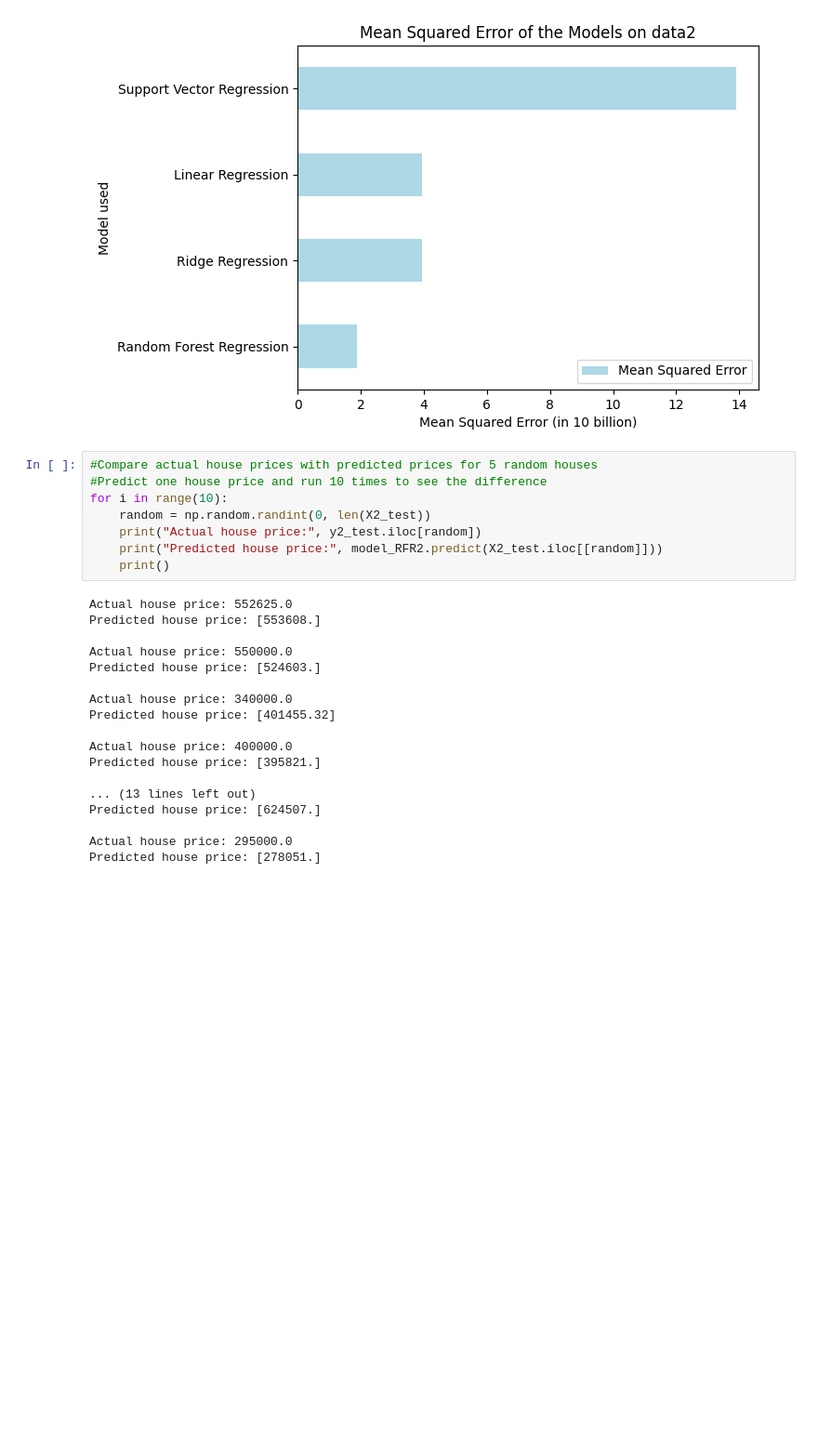
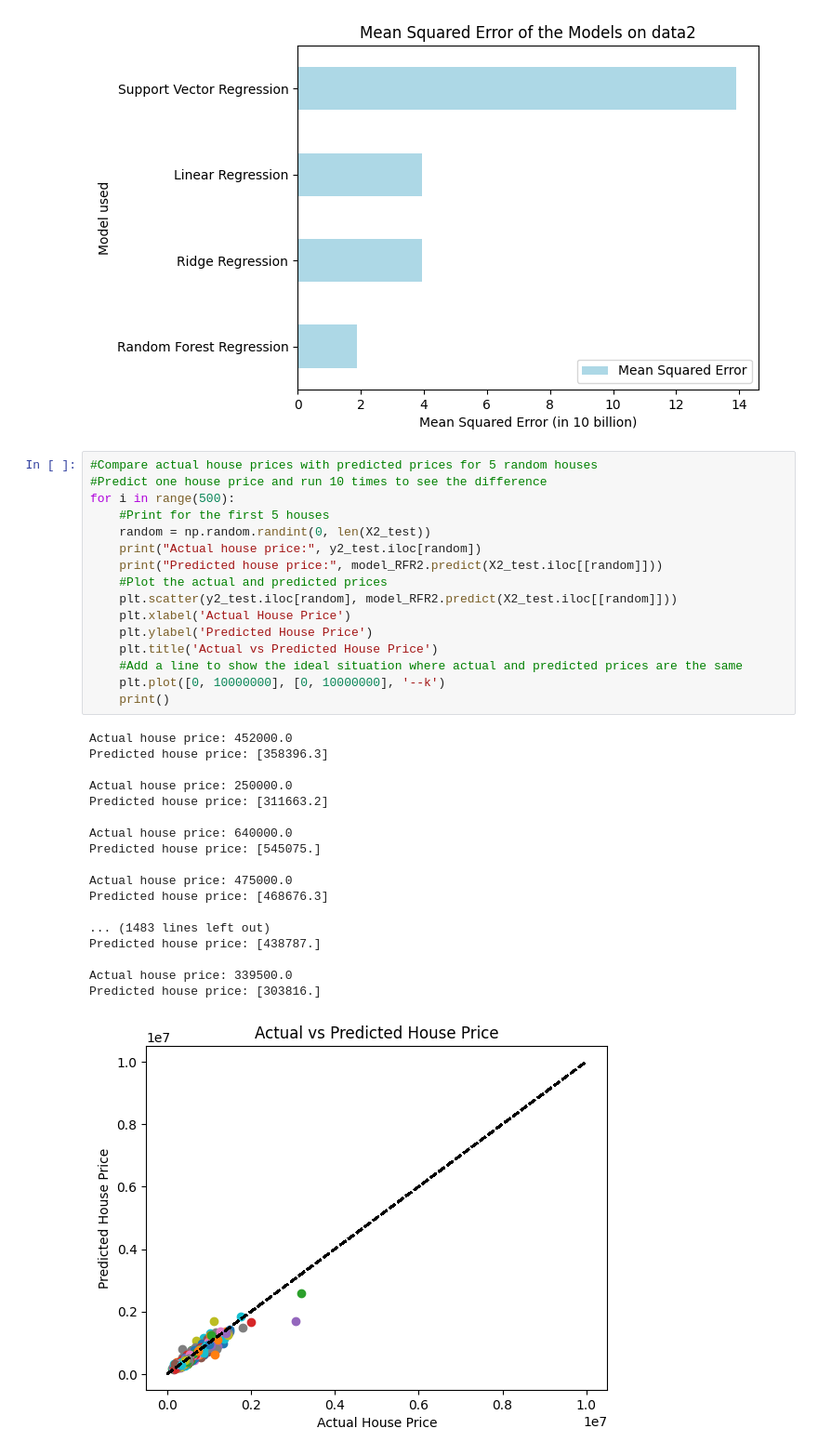
Before and after one commit to DavidRiemer02/ML_Project, a Jupyter notebook: Group project.ipynb, the cells around one changed output. Shown: that part at 93% size. Drawn from its saved outputs; the diff is of its cells as text; blank space fills up the shorter version.

Commit message:
Added plot

```diff
--- a/Group project.ipynb
+++ b/Group project.ipynb
@@ -378,26 +378,35 @@ Text(0.5, 0, 'Mean Squared Error (in 10 billion)')
 # %%
 #Compare actual house prices with predicted prices for 5 random houses
 #Predict one house price and run 10 times to see the difference
-for i in range(10):
+for i in range(500):
+    #Print for the first 5 houses
     random = np.random.randint(0, len(X2_test))
     print("Actual house price:", y2_test.iloc[random])
     print("Predicted house price:", model_RFR2.predict(X2_test.iloc[[random]]))
+    #Plot the actual and predicted prices
+    plt.scatter(y2_test.iloc[random], model_RFR2.predict(X2_test.iloc[[random]]))
+    plt.xlabel('Actual House Price')
+    plt.ylabel('Predicted House Price')
+    plt.title('Actual vs Predicted House Price')
+    #Add a line to show the ideal situation where actual and predicted prices are the same
+    plt.plot([0, 10000000], [0, 10000000], '--k')
     print()
 # %% [output]
-Actual house price: 552625.0
-Predicted house price: [553608.]
+Actual house price: 452000.0
+Predicted house price: [358396.3]
 
-Actual house price: 550000.0
-Predicted house price: [524603.]
+Actual house price: 250000.0
+Predicted house price: [311663.2]
 
-Actual house price: 340000.0
-Predicted house price: [401455.32]
+Actual house price: 640000.0
+Predicted house price: [545075.]
 
-Actual house price: 400000.0
-Predicted house price: [395821.]
+Actual house price: 475000.0
+Predicted house price: [468676.3]
 
-... (13 lines left out)
-Predicted house price: [624507.]
+... (1483 lines left out)
+Predicted house price: [438787.]
 
-Actual house price: 295000.0
-Predicted house price: [278051.]
+Actual house price: 339500.0
+Predicted house price: [303816.]
+[figure, added]
```
